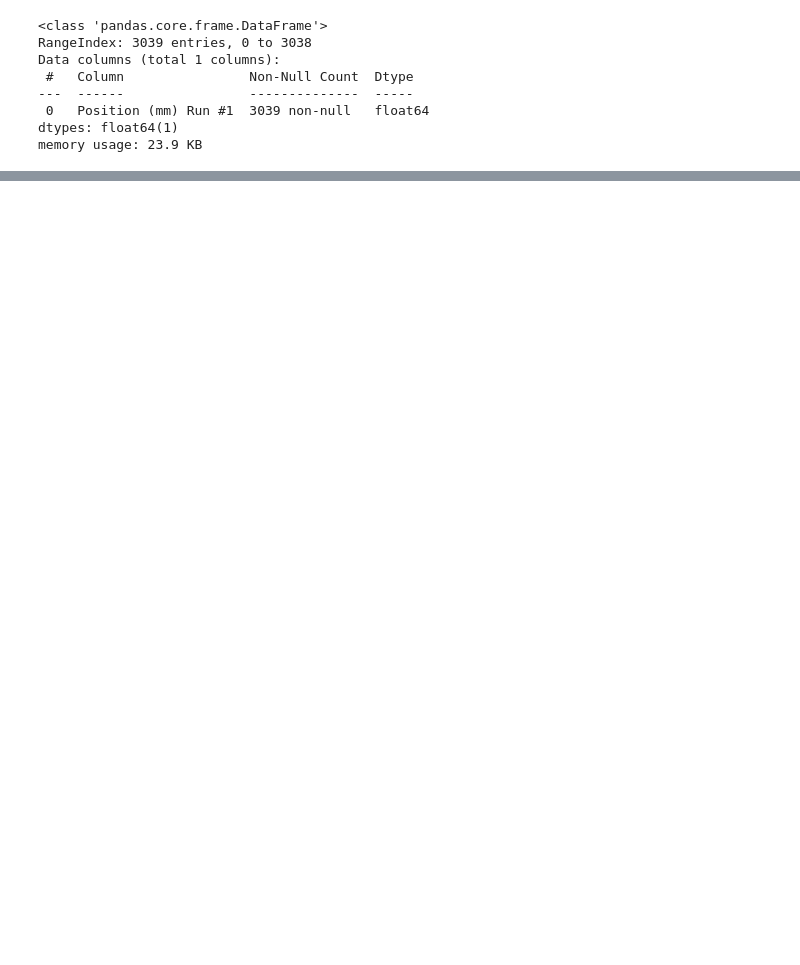
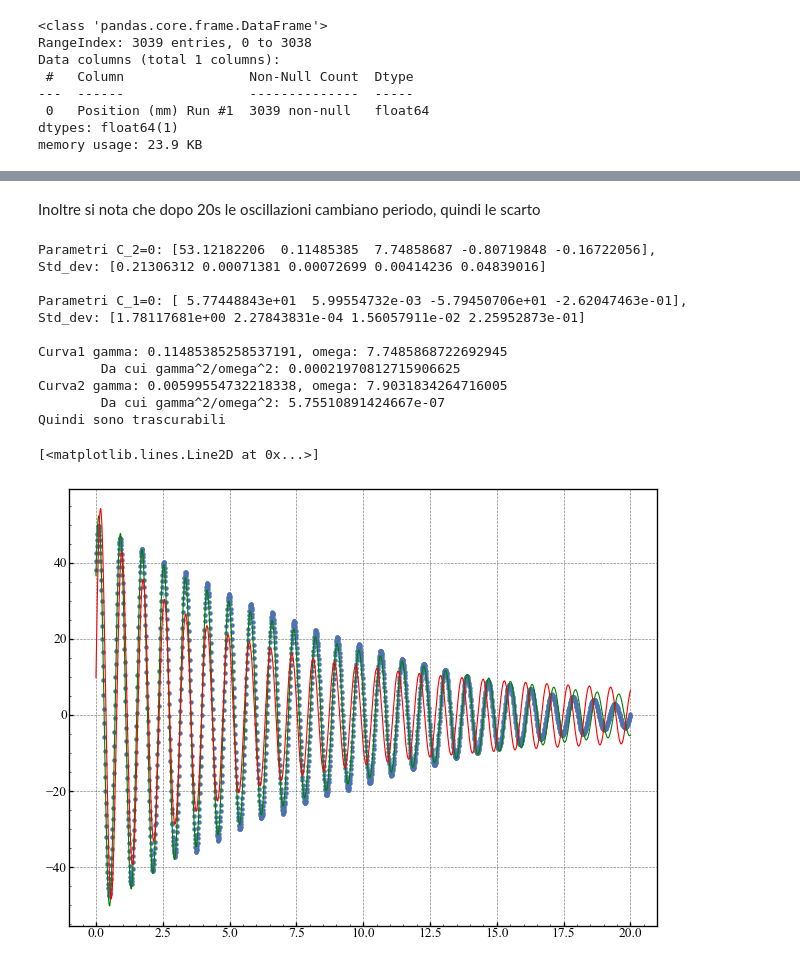
Before and after one commit to Mattia04/Smorzamento, a Jupyter notebook: approx.ipynb, the cells around one changed output, grey strips where cells are left out. Saved outputs shown, nothing was run; the diff lists cells and outputs as text; code cells hidden in the pictures; blank space fills up the shorter version.

```diff
--- a/approx.ipynb
+++ b/approx.ipynb
@@ -74,0 +89,39 @@ fig
+# %% [markdown]
+Inoltre si nota che dopo 20s le oscillazioni cambiano periodo, quindi le scarto
+# %%
+fig, ax = plt.subplots()
+
+X = np.linspace(0, 20, 2000)
+
+params, std_dev = Fits.smorzato(X, Y[:2000])
+params2, std_dev2 = Fits.smorzato2(X, Y[:2000], average_omega)
+
+print(f"Parametri C_2=0: {params},\nStd_dev: {std_dev}\n")
+print(f"Parametri C_1=0: {params2},\nStd_dev: {std_dev2}\n")
+
+print(
+    f"Curva1 gamma: {params[1]}, omega: {params[2]}\n\tDa cui gamma^2/omega^2: {params[1]**2/params[2]**2}"
+)
+print(
+    f"Curva2 gamma: {params2[1]}, omega: {average_omega}\n\tDa cui gamma^2/omega^2: {params2[1]**2/average_omega**2}"
+)
+
+print("Quindi sono trascurabili")
+
+ax.scatter(X, Y[:2000])
+ax.plot(X, curve(X, *params), c="g")
+ax.plot(X, curve2(X, *params2, average_omega), c="r")
+# %% [output]
+Parametri C_2=0: [53.12182206  0.11485385  7.74858687 -0.80719848 -0.16722056],
+Std_dev: [0.21306312 0.00071381 0.00072699 0.00414236 0.04839016]
+
+Parametri C_1=0: [ 5.77448843e+01  5.99554732e-03 -5.79450706e+01 -2.62047463e-01],
+Std_dev: [1.78117681e+00 2.27843831e-04 1.56057911e-02 2.25952873e-01]
+
+Curva1 gamma: 0.11485385258537191, omega: 7.7485868722692945
+        Da cui gamma^2/omega^2: 0.00021970812715906625
+Curva2 gamma: 0.00599554732218338, omega: 7.9031834264716005
+        Da cui gamma^2/omega^2: 5.75510891424667e-07
+Quindi sono trascurabili
+[<matplotlib.lines.Line2D at 0x...>]
+[figure, added]
```
Also changed, not shown: parts of 5 cells of this notebook.
